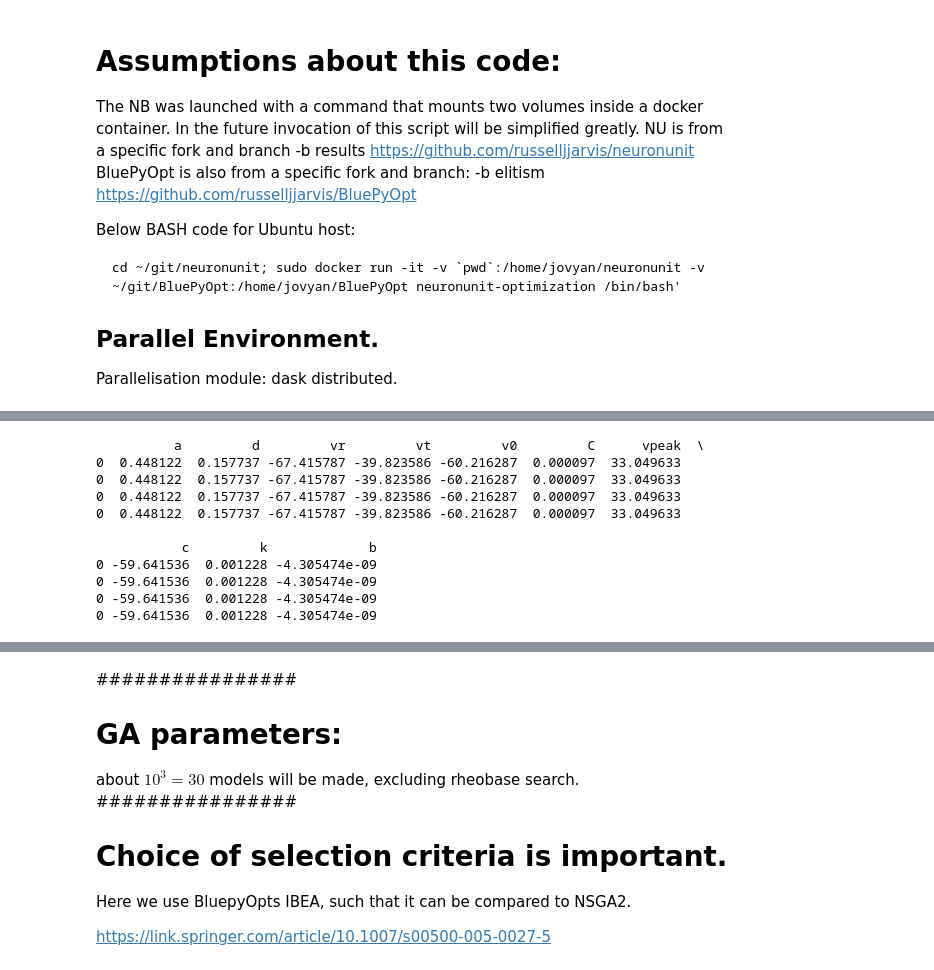
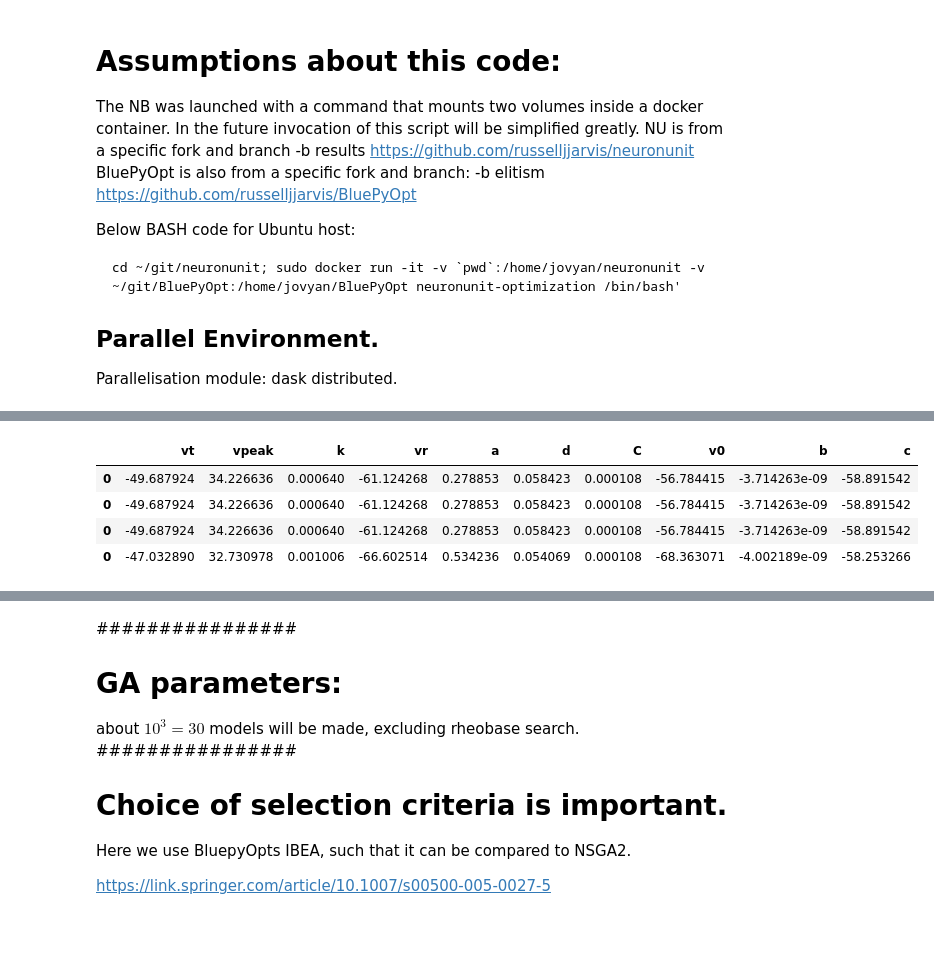
Before and after one commit to scidash/neuronunit, a Jupyter notebook: neuronunit/unit_test/test_ga_versus_grid.ipynb, the cells around one changed output, grey strips where cells are left out. Drawn from its saved outputs; the diff is of its cells as text; code cells hidden in the pictures; blank space fills up the shorter version.

```diff
--- a/neuronunit/unit_test/test_ga_versus_grid.ipynb
+++ b/neuronunit/unit_test/test_ga_versus_grid.ipynb
@@ -96,25 +63,20 @@ print(sci)
 # %%
 import pandas as pd
 for index, val in enumerate(pipe_results.values()):
     if index == 0:
         attrs = pd.DataFrame(list(val['pop'][0].dtc.attrs.values())).T
     else:
         attrs = attrs.append(pd.DataFrame(list(val['pop'][0].dtc.attrs.values())).T)
 
 attrs.columns = val['pop'][0].dtc.attrs.keys()
-print(attrs)
+#print(attrs)
+attrs
 # %% [output]
-          a         d         vr         vt         v0         C      vpeak  \
-0  0.448122  0.157737 -67.415787 -39.823586 -60.216287  0.000097  33.049633
-0  0.448122  0.157737 -67.415787 -39.823586 -60.216287  0.000097  33.049633
-0  0.448122  0.157737 -67.415787 -39.823586 -60.216287  0.000097  33.049633
-0  0.448122  0.157737 -67.415787 -39.823586 -60.216287  0.000097  33.049633
-
-           c         k             b
-0 -59.641536  0.001228 -4.305474e-09
-0 -59.641536  0.001228 -4.305474e-09
-0 -59.641536  0.001228 -4.305474e-09
-0 -59.641536  0.001228 -4.305474e-09
+|  | vt | vpeak | k | vr | a | d | C | v0 | b | c |
+| 0 | -49.687924 | 34.226636 | 0.000640 | -61.124268 | 0.278853 | 0.058423 | 0.000108 | -56.784415 | -3.714263e-09 | -58.891542 |
+| 0 | -49.687924 | 34.226636 | 0.000640 | -61.124268 | 0.278853 | 0.058423 | 0.000108 | -56.784415 | -3.714263e-09 | -58.891542 |
+| 0 | -49.687924 | 34.226636 | 0.000640 | -61.124268 | 0.278853 | 0.058423 | 0.000108 | -56.784415 | -3.714263e-09 | -58.891542 |
+| 0 | -47.032890 | 32.730978 | 0.001006 | -66.602514 | 0.534236 | 0.054069 | 0.000108 | -68.363071 | -4.002189e-09 | -58.253266 |
 # %%
 import pandas as pd
 for index, val in enumerate(pipe_results.values()):
```
Also changed, not shown: parts of 11 cells of this notebook, 1 other file.
